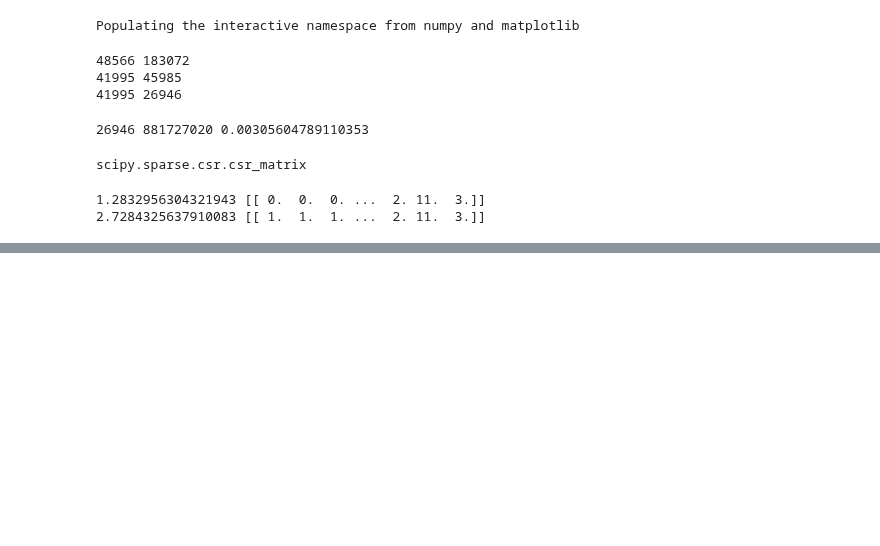
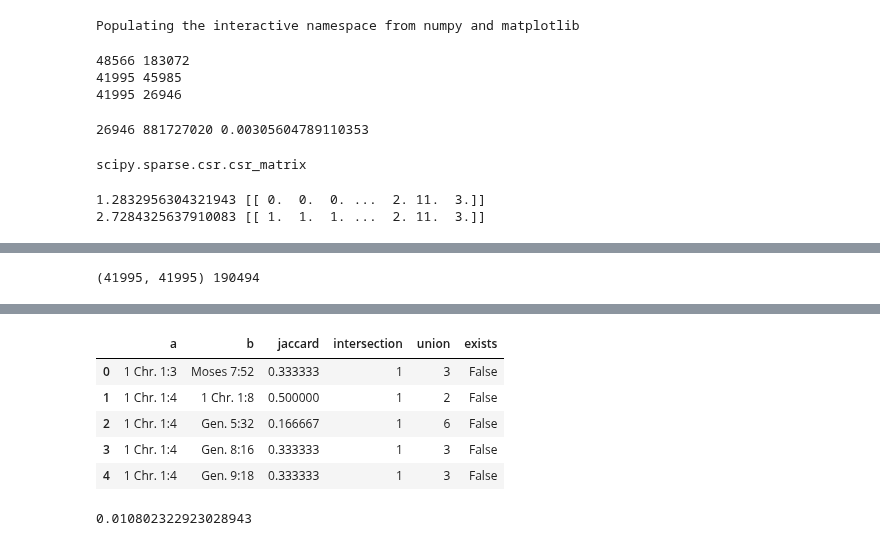
Before and after one commit to skearnes/scripture-graph, a Jupyter notebook: docs/assets/2021-03-21/post.ipynb, the cells around one changed output, grey strips where cells are left out. Saved outputs shown, nothing was run; the diff lists cells and outputs as text; code cells hidden in the pictures; blank space fills up the shorter version.

```diff
--- a/docs/assets/2021-03-21/post.ipynb
+++ b/docs/assets/2021-03-21/post.ipynb
@@ -60,5 +64,7 @@ print(s.shape)
 # %%
-print(nz.shape, (nz > 0).sum())
+print(s.shape, (s > 0).sum())
+# %% [output]
+(41995, 41995) 190494
 # %%
 %%time
 nodes = np.asarray(graph.nodes())
@@ -79,4 +85,17 @@ df = pd.DataFrame(rows)
 print(df.shape)
 df = df.drop_duplicates(['a', 'b'])
 print(df.shape)
+# Annotate connections that already exist.
+keep = []
+for row in df.itertuples():
+    try:
+        graph.edges[(row.a, row.b)]
+        keep.append(False)
+    except KeyError:
+        keep.append(True)
+keep = np.asarray(keep)
+df.loc[keep, 'exists'] = False
+df.loc[~keep, 'exists'] = True
+df['exists'] = df.exists.values.astype(bool)
 df.head()
+# %% [output]
@@ -83,5 +106,13 @@ df.head()
+|  | a | b | jaccard | intersection | union | exists |
+| 0 | 1 Chr. 1:3 | Moses 7:52 | 0.333333 | 1 | 3 | False |
+| 1 | 1 Chr. 1:4 | 1 Chr. 1:8 | 0.500000 | 1 | 2 | False |
+| 2 | 1 Chr. 1:4 | Gen. 5:32 | 0.166667 | 1 | 6 | False |
+| 3 | 1 Chr. 1:4 | Gen. 8:16 | 0.333333 | 1 | 3 | False |
+| 4 | 1 Chr. 1:4 | Gen. 9:18 | 0.333333 | 1 | 3 | False |
 # %%
 df.shape[0] / possible * 100
+# %% [output]
+0.010802322923028943
 # %%
 sns.set_style('whitegrid')
 fig, ax = subplots()
```
Also changed, not shown: parts of 15 cells of this notebook, 3 other files.
